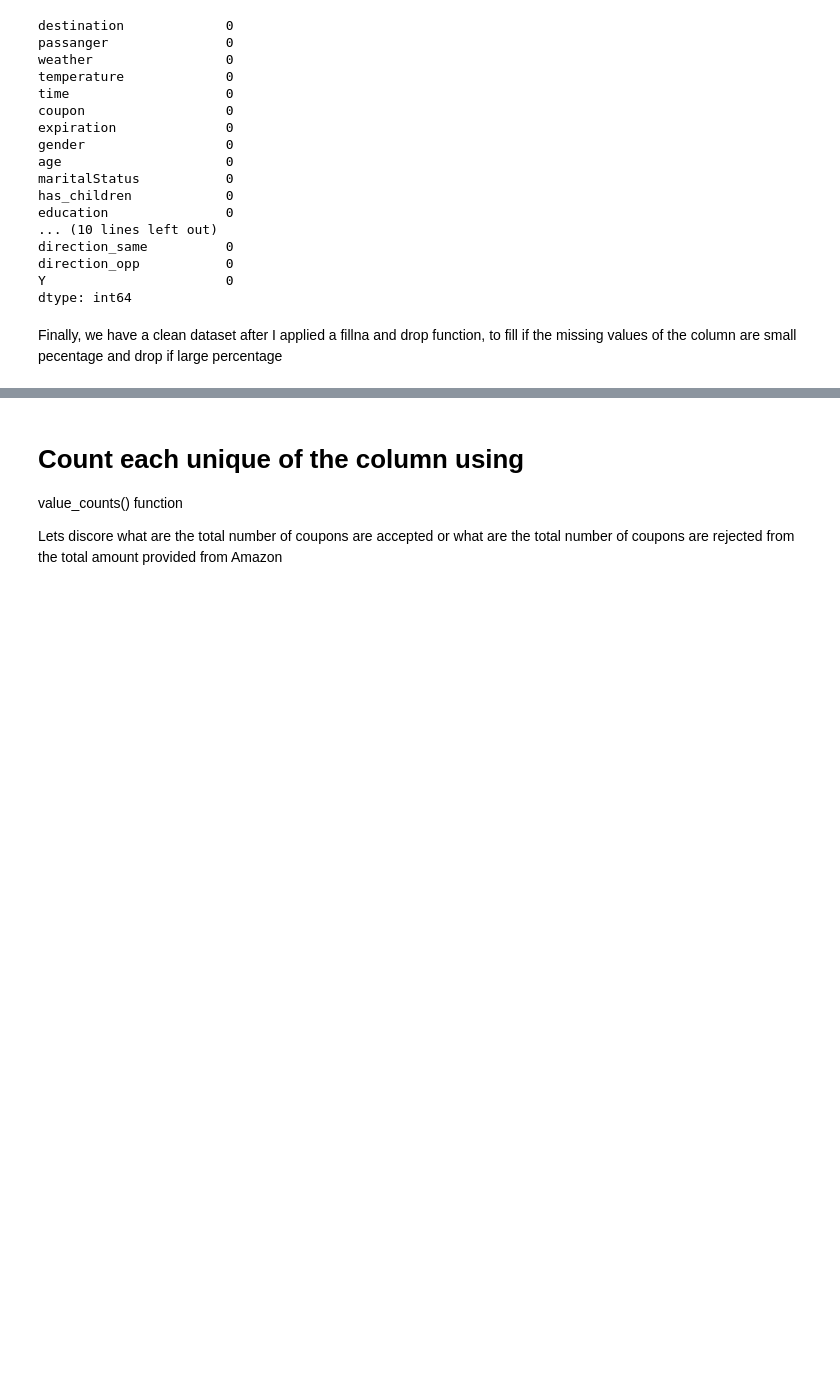
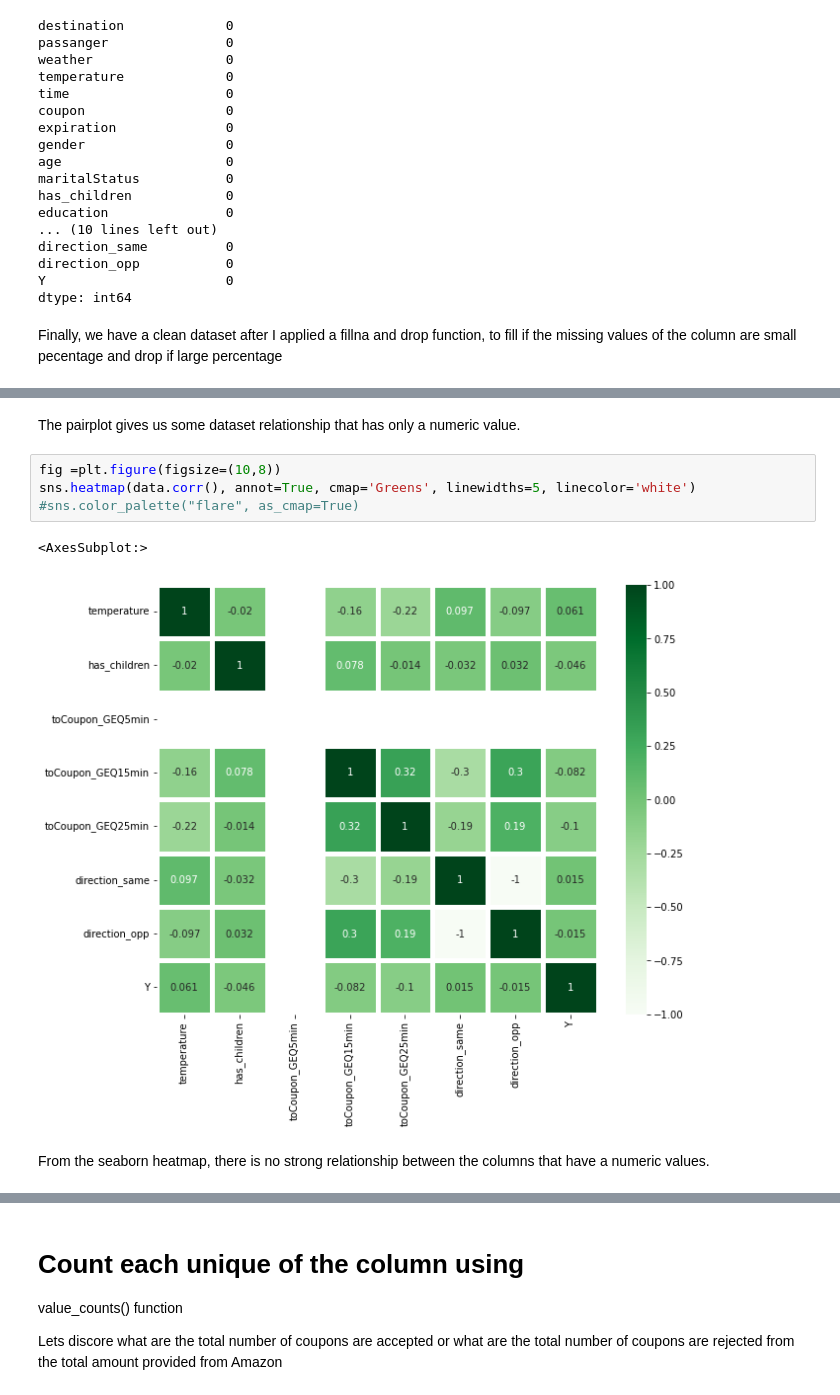
Before and after one commit to kafu77/Practical-Application-I-UC-Berkeley, a Jupyter notebook: prompt.ipynb, the cells around one changed output, grey strips where cells are left out. Saved outputs shown, nothing was run; the diff lists cells and outputs as text; blank space fills up the shorter version.

```diff
--- a/prompt.ipynb
+++ b/prompt.ipynb
@@ -342,0 +352,11 @@ small pecentage and drop if large percentage
+# %% [markdown]
+The pairplot gives us some dataset relationship that has only a numeric value.
+# %%
+fig =plt.figure(figsize=(10,8))
+sns.heatmap(data.corr(), annot=True, cmap='Greens', linewidths=5, linecolor='white')
+#sns.color_palette("flare", as_cmap=True)
+# %% [output]
+<AxesSubplot:>
+[figure, added]
+# %% [markdown]
+From the seaborn heatmap, there is no strong relationship between the columns that have a numeric values.
```
Also changed, not shown: parts of 15 cells of this notebook.
